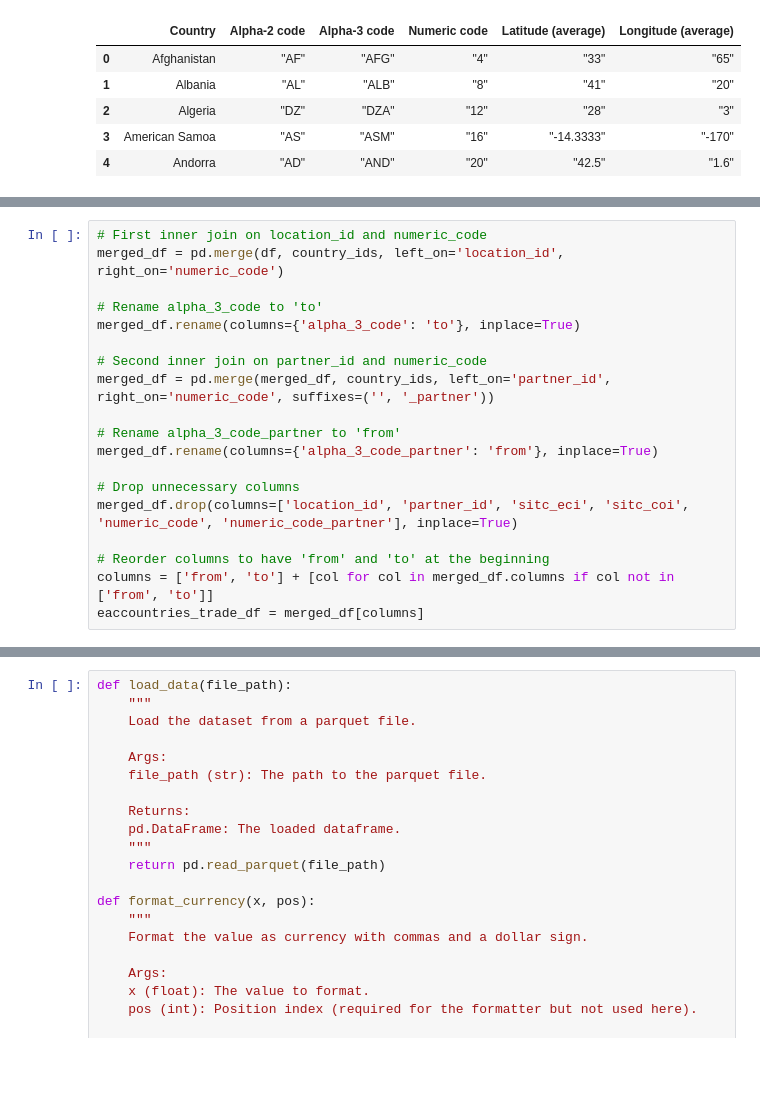
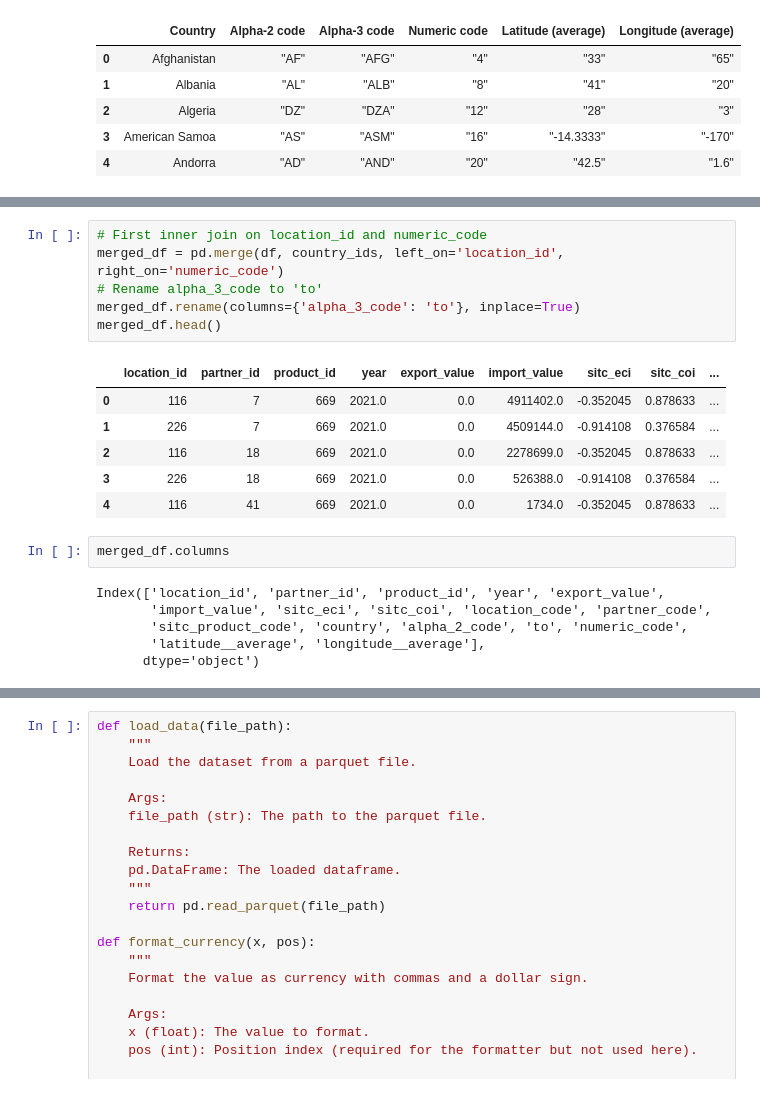
Before and after one commit to LNshuti/eactrade, a Jupyter notebook: ec_trade_networks.ipynb, the cells around one changed output, grey strips where cells are left out. Saved outputs shown, nothing was run; the diff lists cells and outputs as text; blank space fills up the shorter version.

```diff
--- a/ec_trade_networks.ipynb
+++ b/ec_trade_networks.ipynb
@@ -53,22 +68,24 @@ df.head()
-# %%
-# First inner join on location_id and numeric_code
-merged_df = pd.merge(df, country_ids, left_on='location_id', right_on='numeric_code')
-
-# Rename alpha_3_code to 'to'
-merged_df.rename(columns={'alpha_3_code': 'to'}, inplace=True)
-
-# Second inner join on partner_id and numeric_code
-merged_df = pd.merge(merged_df, country_ids, left_on='partner_id', right_on='numeric_code', suffixes=('', '_partner'))
-
-# Rename alpha_3_code_partner to 'from'
-merged_df.rename(columns={'alpha_3_code_partner': 'from'}, inplace=True)
-
-# Drop unnecessary columns
-merged_df.drop(columns=['location_id', 'partner_id', 'sitc_eci', 'sitc_coi', 'numeric_code', 'numeric_code_partner'], inplace=True)
-
-# Reorder columns to have 'from' and 'to' at the beginning
-columns = ['from', 'to'] + [col for col in merged_df.columns if col not in ['from', 'to']]
-eaccountries_trade_df = merged_df[columns]
+# %%
+# First inner join on location_id and numeric_code
+merged_df = pd.merge(df, country_ids, left_on='location_id', right_on='numeric_code')
+# Rename alpha_3_code to 'to'
+merged_df.rename(columns={'alpha_3_code': 'to'}, inplace=True)
+merged_df.head()
+# %% [output]
+|  | location_id | partner_id | product_id | year | export_value | import_value | sitc_eci | sitc_coi | ... |
+| 0 | 116 | 7 | 669 | 2021.0 | 0.0 | 4911402.0 | -0.352045 | 0.878633 | ... |
+| 1 | 226 | 7 | 669 | 2021.0 | 0.0 | 4509144.0 | -0.914108 | 0.376584 | ... |
+| 2 | 116 | 18 | 669 | 2021.0 | 0.0 | 2278699.0 | -0.352045 | 0.878633 | ... |
+| 3 | 226 | 18 | 669 | 2021.0 | 0.0 | 526388.0 | -0.914108 | 0.376584 | ... |
+| 4 | 116 | 41 | 669 | 2021.0 | 0.0 | 1734.0 | -0.352045 | 0.878633 | ... |
+# %%
+merged_df.columns
+# %% [output]
+Index(['location_id', 'partner_id', 'product_id', 'year', 'export_value',
+       'import_value', 'sitc_eci', 'sitc_coi', 'location_code', 'partner_code',
+       'sitc_product_code', 'country', 'alpha_2_code', 'to', 'numeric_code',
+       'latitude__average', 'longitude__average'],
+      dtype='object')
 # %%
 # Calculate total imports for each location
 node_sizes = df.groupby(['product_id', 'location_code', 'partner_code'])['import_value'].sum().to_dict()
```
Also changed, not shown: parts of 19 cells of this notebook.
